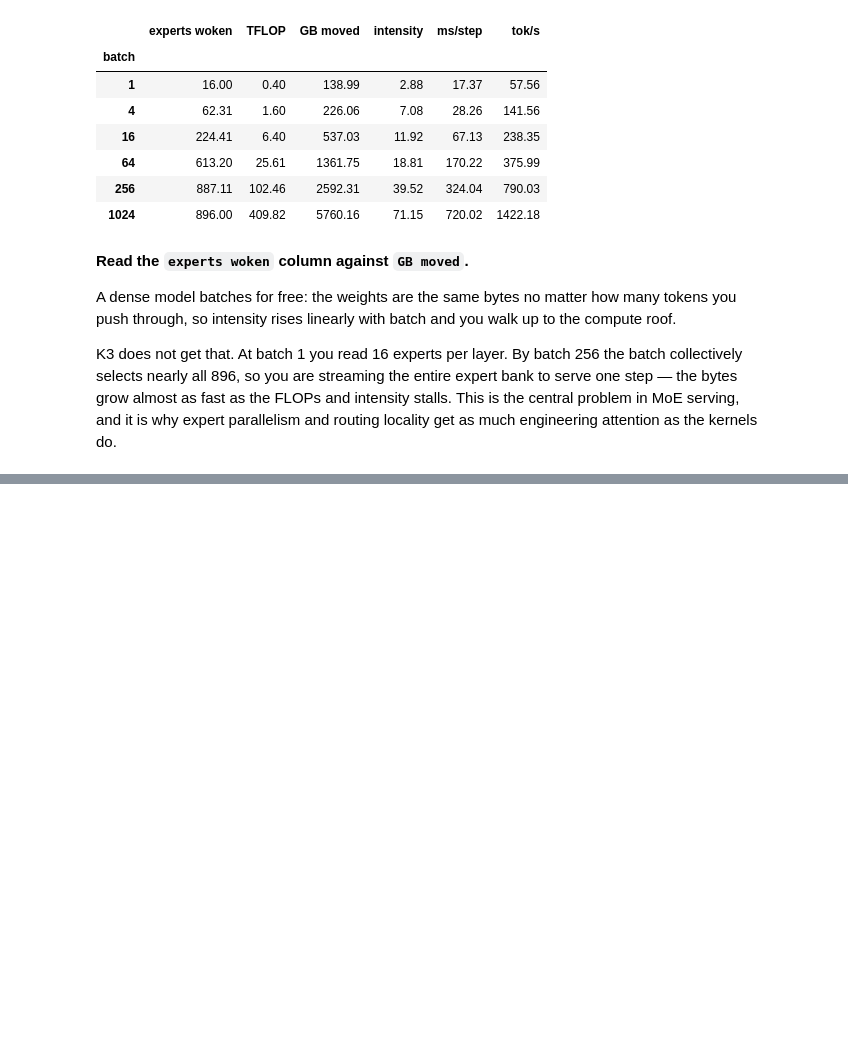
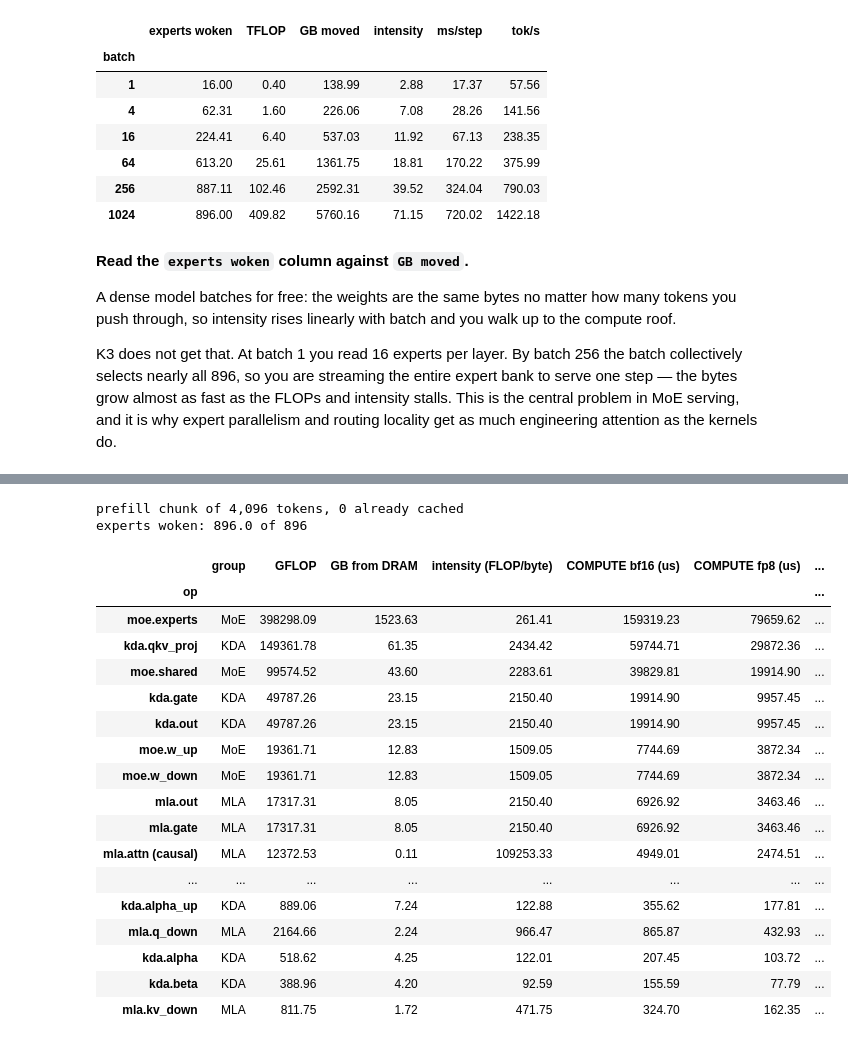
Before and after one commit to dougUCN/kimik3-exercise, a Jupyter notebook: roofline.ipynb, the cells around one changed output, grey strips where cells are left out. Cells and saved outputs as stored; diff of their text form; code cells hidden in the pictures; blank space fills up the shorter version.

```diff
--- a/roofline.ipynb
+++ b/roofline.ipynb
@@ -616,0 +639,28 @@ do.
+# %%
+CHUNK, PRIOR = 4096, 0
+pre = build_ops_prefill(cfg, chunk=CHUNK, prior=PRIOR, hw=hw)
+
+print(f"prefill chunk of {CHUNK:,} tokens, {PRIOR:,} already cached")
+print(f"experts woken: {experts_touched(cfg.n_routed, cfg.n_active_routed, CHUNK):.1f} of {cfg.n_routed}\n")
+op_table(pre, hw).round(2)
+# %% [output]
+prefill chunk of 4,096 tokens, 0 already cached
+experts woken: 896.0 of 896
+|  | group | GFLOP | GB from DRAM | intensity (FLOP/byte) | COMPUTE bf16 (us) | COMPUTE fp8 (us) | ... |
+| op |  |  |  |  |  |  | ... |
+| moe.experts | MoE | 398298.09 | 1523.63 | 261.41 | 159319.23 | 79659.62 | ... |
+| kda.qkv_proj | KDA | 149361.78 | 61.35 | 2434.42 | 59744.71 | 29872.36 | ... |
+| moe.shared | MoE | 99574.52 | 43.60 | 2283.61 | 39829.81 | 19914.90 | ... |
+| kda.gate | KDA | 49787.26 | 23.15 | 2150.40 | 19914.90 | 9957.45 | ... |
+| kda.out | KDA | 49787.26 | 23.15 | 2150.40 | 19914.90 | 9957.45 | ... |
+| moe.w_up | MoE | 19361.71 | 12.83 | 1509.05 | 7744.69 | 3872.34 | ... |
+| moe.w_down | MoE | 19361.71 | 12.83 | 1509.05 | 7744.69 | 3872.34 | ... |
+| mla.out | MLA | 17317.31 | 8.05 | 2150.40 | 6926.92 | 3463.46 | ... |
+| mla.gate | MLA | 17317.31 | 8.05 | 2150.40 | 6926.92 | 3463.46 | ... |
+| mla.attn (causal) | MLA | 12372.53 | 0.11 | 109253.33 | 4949.01 | 2474.51 | ... |
+| ... | ... | ... | ... | ... | ... | ... | ... |
+| kda.alpha_up | KDA | 889.06 | 7.24 | 122.88 | 355.62 | 177.81 | ... |
+| mla.q_down | MLA | 2164.66 | 2.24 | 966.47 | 865.87 | 432.93 | ... |
+| kda.alpha | KDA | 518.62 | 4.25 | 122.01 | 207.45 | 103.72 | ... |
+| kda.beta | KDA | 388.96 | 4.20 | 92.59 | 155.59 | 77.79 | ... |
+| mla.kv_down | MLA | 811.75 | 1.72 | 471.75 | 324.70 | 162.35 | ... |
```
Also changed, not shown: parts of 7 cells of this notebook, 1 other file.
